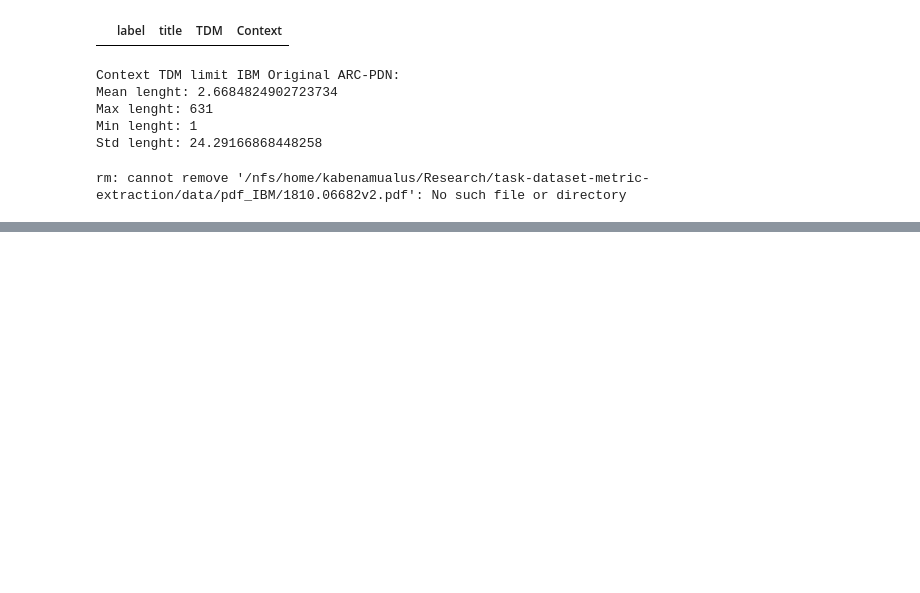
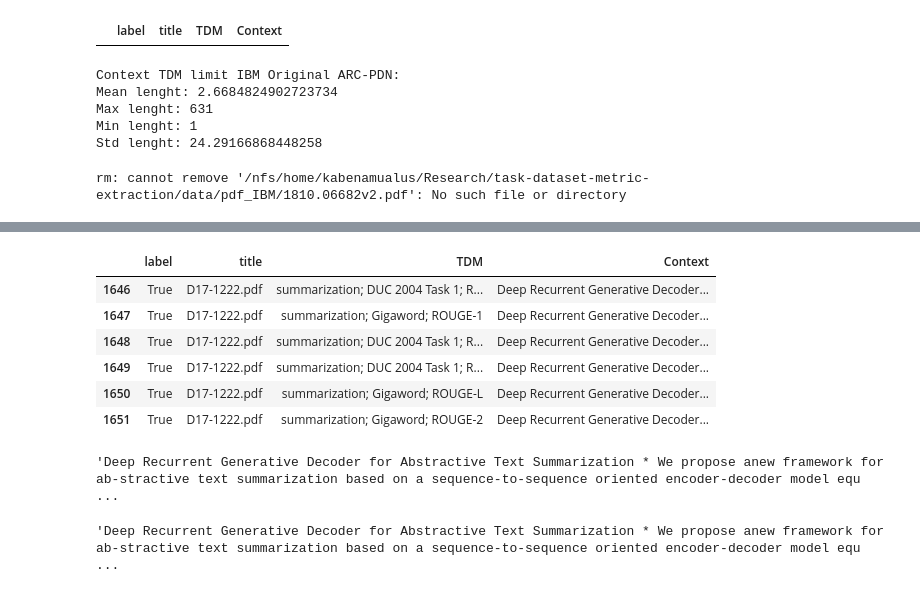
Before and after one commit to Kabongosalomon/task-dataset-metric-nli-extraction, a Jupyter notebook: notebooks/Creat_IBM_like_dataset.ipynb, the cells around one changed output, grey strips where cells are left out. Saved outputs shown, nothing was run; the diff lists cells and outputs as text; code cells hidden in the pictures; blank space fills up the shorter version.

```diff
--- a/notebooks/Creat_IBM_like_dataset.ipynb
+++ b/notebooks/Creat_IBM_like_dataset.ipynb
@@ -1721,0 +1759,20 @@ rm: cannot remove '/nfs/home/kabenamualus/Research/task-dataset-metric-extractio
+# %%
+selected_paper = "D17-1222.pdf"
+# %%
+train_IBM[(train_IBM.label==True) & (train_IBM.title==selected_paper)].tail(20)
+# %% [output]
+|  | label | title | TDM | Context |
+| 1646 | True | D17-1222.pdf | summarization; DUC 2004 Task 1; R... | Deep Recurrent Generative Decoder... |
+| 1647 | True | D17-1222.pdf | summarization; Gigaword; ROUGE-1 | Deep Recurrent Generative Decoder... |
+| 1648 | True | D17-1222.pdf | summarization; DUC 2004 Task 1; R... | Deep Recurrent Generative Decoder... |
+| 1649 | True | D17-1222.pdf | summarization; DUC 2004 Task 1; R... | Deep Recurrent Generative Decoder... |
+| 1650 | True | D17-1222.pdf | summarization; Gigaword; ROUGE-L | Deep Recurrent Generative Decoder... |
+| 1651 | True | D17-1222.pdf | summarization; Gigaword; ROUGE-2 | Deep Recurrent Generative Decoder... |
+# %%
+train_IBM[train_IBM.title==selected_paper].Context.values[0]
+# %% [output]
+'Deep Recurrent Generative Decoder for Abstractive Text Summarization * We propose anew framework for ab-stractive text summarization based on a sequence-to-sequence oriented encoder-decoder model equ ...
+# %%
+train_full_IBM[train_full_IBM.title==selected_paper].Context.values[0]
+# %% [output]
+'Deep Recurrent Generative Decoder for Abstractive Text Summarization * We propose anew framework for ab-stractive text summarization based on a sequence-to-sequence oriented encoder-decoder model equ ...
```
Also changed, not shown: parts of 5 cells of this notebook, 5 other files.
